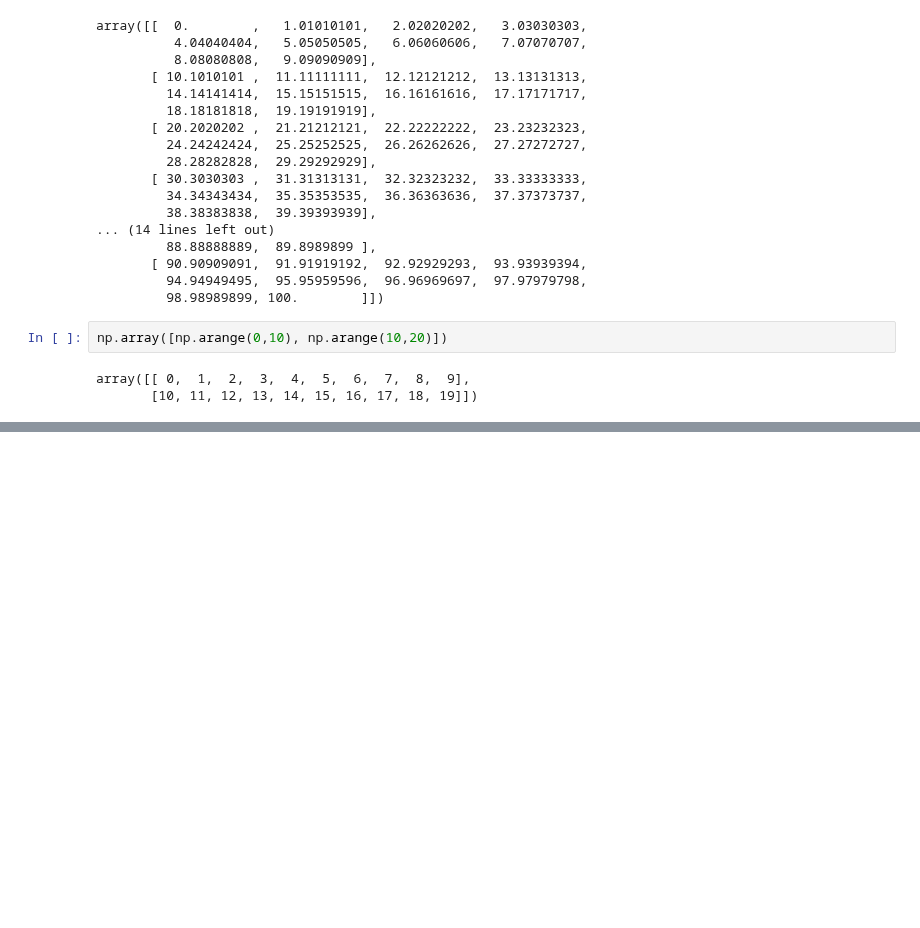
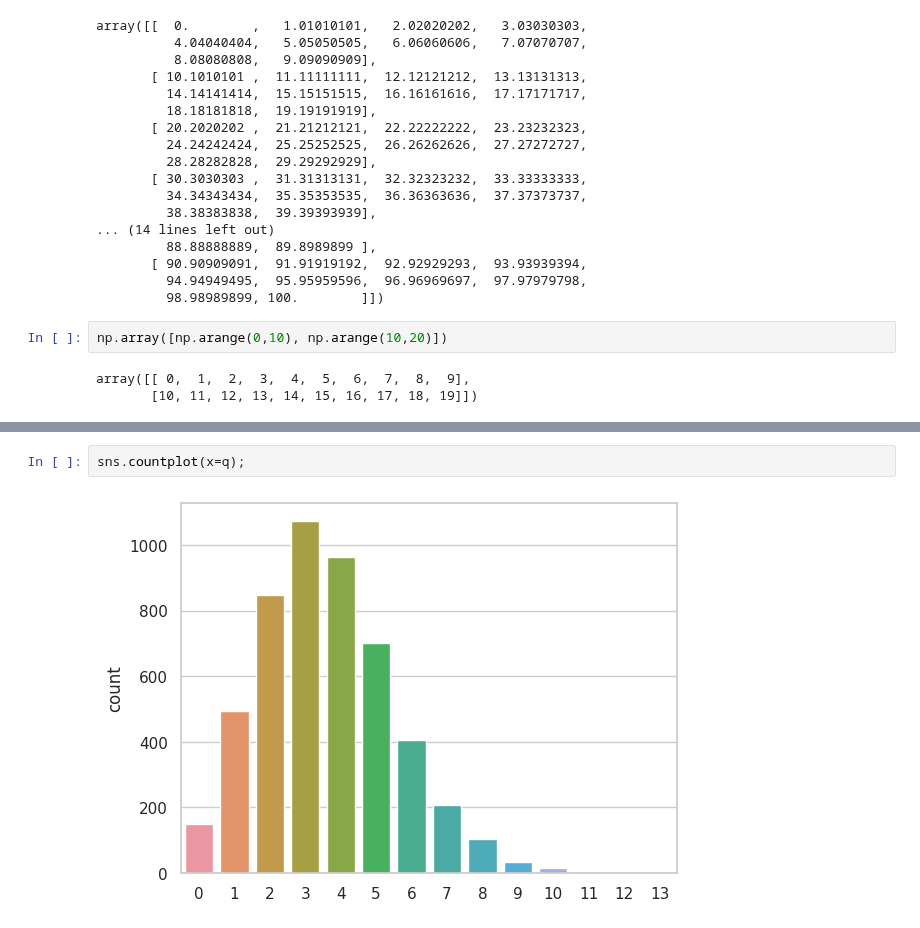
Before and after one commit to JohelPires/codewars, a Jupyter notebook: stats.ipynb, the cells around one changed output, grey strips where cells are left out. Cells and saved outputs as stored; diff of their text form; blank space fills up the shorter version.

```diff
--- a/stats.ipynb
+++ b/stats.ipynb
@@ -37,0 +57,4 @@ array([[ 0,  1,  2,  3,  4,  5,  6,  7,  8,  9],
+# %%
+sns.countplot(x=q);
+# %% [output]
+[figure, added]
```
Also changed, not shown: parts of 11 cells of this notebook.
